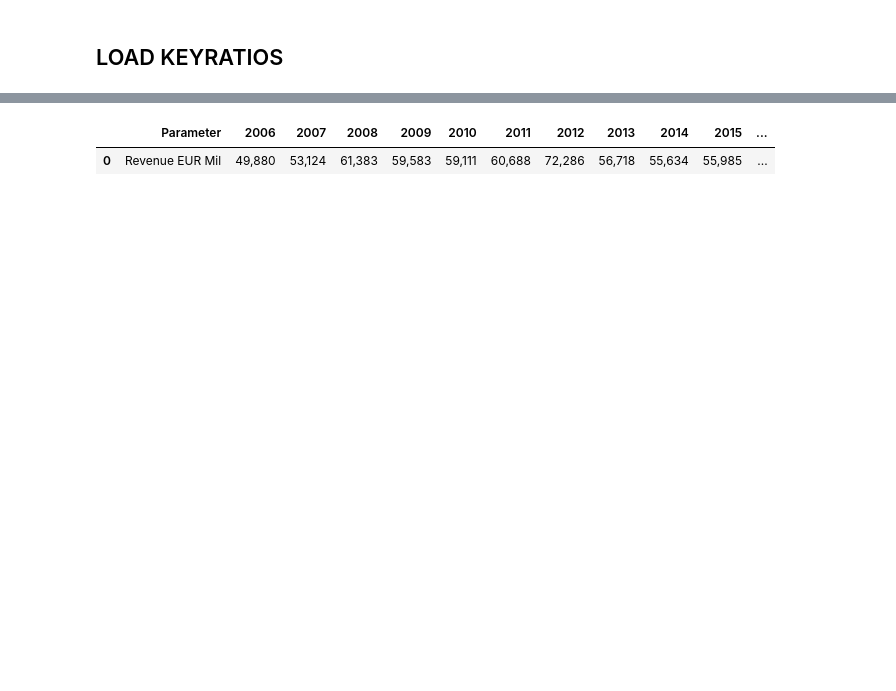
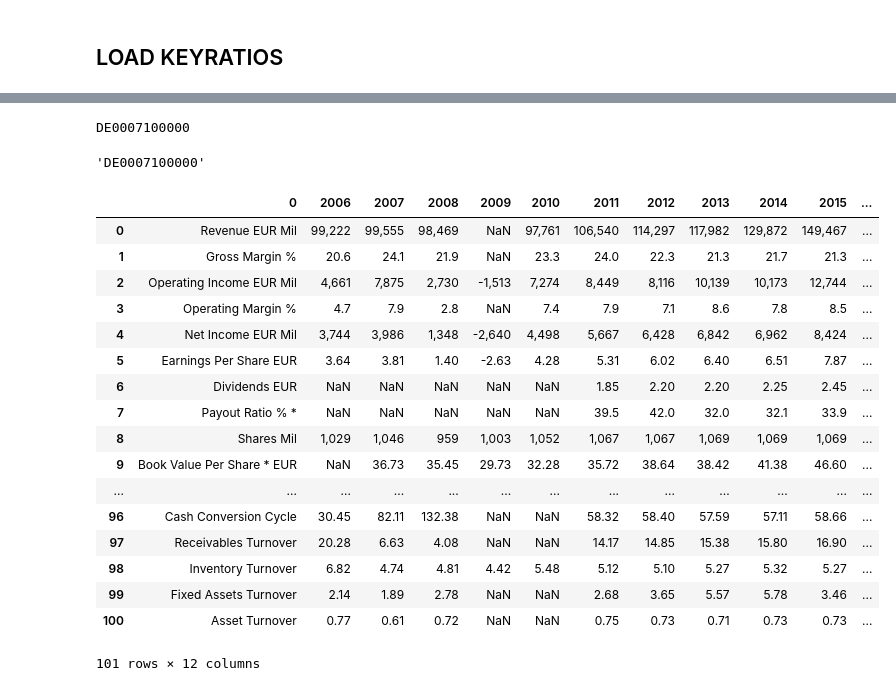
Before and after one commit to phermes/quant, a Jupyter notebook: sqlstockdb.ipynb, the cells around one changed output, grey strips where cells are left out. Drawn from its saved outputs; the diff is of its cells as text; code cells hidden in the pictures; blank space fills up the shorter version.

```diff
--- a/sqlstockdb.ipynb
+++ b/sqlstockdb.ipynb
@@ -364,0 +560,3 @@ tupels = b.return_balance_with_categories(2013,silent=True,show_sql=True)
+# %%
+for j in MUV2.balance_entries:
+    print j
@@ -365,2 +580,23 @@ tupels = b.return_balance_with_categories(2013,silent=True,show_sql=True)
 # %% [markdown]
 ## Populate SQL Database with Balance Data
+# %%
+conn = sq.connect('database/stockDB.db')
+c    = conn.cursor()
+
+c.execute('''CREATE TABLE categories
+    (
+    catlabel    TEXT PRIMARY KEY,
+    category    TEXT NOT NULL,
+    subcategory TEXT NOT NULL,
+    entry       TEXT NOT NULL
+    );''')
+
+
+tupels = []
+for index, row in categories.iterrows():
+    tupels.append((row['catlabel'], row['category'], row['subcategory'], row['entry']))
+
+c.executemany('INSERT INTO categories VALUES (?,?,?,?)', tupels)
+
+conn.commit()
+conn.close()
@@ -411,9 +692,0 @@ Index([u'Unnamed: 0', u'2006-12', u'2007-12', u'2008-12', u'2009-12',
-# %%
-newcols = []
-for i in df.columns:
-    if 'Unnamed' in i:
-        newcols.append('Parameter')
-    elif i=='TTM':
-        newcols.append(2016)
-    else:
-        newcols.append(int(i.split('-')[0]))
@@ -434,5 +692,0 @@ df[0:4]
-# %%
-df[df.Parameter=='Revenue EUR Mil']
-# %% [output]
-|  | Parameter | 2006 | 2007 | 2008 | 2009 | 2010 | 2011 | 2012 | 2013 | 2014 | 2015 | ... |
-| 0 | Revenue EUR Mil | 49,880 | 53,124 | 61,383 | 59,583 | 59,111 | 60,688 | 72,286 | 56,718 | 55,634 | 55,985 | ... |
@@ -438,0 +738,35 @@ df[df.Parameter=='Revenue EUR Mil']
+# %%
+for j in df[df.Mnemonic=='DAI'].ISIN:
+    print j
+# %% [output]
+DE0007100000
+# %%
+df[df.Mnemonic=='DAI'].ISIN.values[0]
+# %% [output]
+'DE0007100000'
+# %%
+try:
+    s = keyratios('DAI',directory='ms_keyratios/',isin='DE0007100000')
+except IOError:
+    pass
+# %%
+s.keyr
+# %% [output]
+|  | 0 | 2006 | 2007 | 2008 | 2009 | 2010 | 2011 | 2012 | 2013 | 2014 | 2015 | ... |
+| 0 | Revenue EUR Mil | 99,222 | 99,555 | 98,469 | NaN | 97,761 | 106,540 | 114,297 | 117,982 | 129,872 | 149,467 | ... |
+| 1 | Gross Margin % | 20.6 | 24.1 | 21.9 | NaN | 23.3 | 24.0 | 22.3 | 21.3 | 21.7 | 21.3 | ... |
+| 2 | Operating Income EUR Mil | 4,661 | 7,875 | 2,730 | -1,513 | 7,274 | 8,449 | 8,116 | 10,139 | 10,173 | 12,744 | ... |
+| 3 | Operating Margin % | 4.7 | 7.9 | 2.8 | NaN | 7.4 | 7.9 | 7.1 | 8.6 | 7.8 | 8.5 | ... |
+| 4 | Net Income EUR Mil | 3,744 | 3,986 | 1,348 | -2,640 | 4,498 | 5,667 | 6,428 | 6,842 | 6,962 | 8,424 | ... |
+| 5 | Earnings Per Share EUR | 3.64 | 3.81 | 1.40 | -2.63 | 4.28 | 5.31 | 6.02 | 6.40 | 6.51 | 7.87 | ... |
+| 6 | Dividends EUR | NaN | NaN | NaN | NaN | NaN | 1.85 | 2.20 | 2.20 | 2.25 | 2.45 | ... |
+| 7 | Payout Ratio % * | NaN | NaN | NaN | NaN | NaN | 39.5 | 42.0 | 32.0 | 32.1 | 33.9 | ... |
+| 8 | Shares Mil | 1,029 | 1,046 | 959 | 1,003 | 1,052 | 1,067 | 1,067 | 1,069 | 1,069 | 1,069 | ... |
+| 9 | Book Value Per Share * EUR | NaN | 36.73 | 35.45 | 29.73 | 32.28 | 35.72 | 38.64 | 38.42 | 41.38 | 46.60 | ... |
+| ... | ... | ... | ... | ... | ... | ... | ... | ... | ... | ... | ... | ... |
+| 96 | Cash Conversion Cycle | 30.45 | 82.11 | 132.38 | NaN | NaN | 58.32 | 58.40 | 57.59 | 57.11 | 58.66 | ... |
+| 97 | Receivables Turnover | 20.28 | 6.63 | 4.08 | NaN | NaN | 14.17 | 14.85 | 15.38 | 15.80 | 16.90 | ... |
+| 98 | Inventory Turnover | 6.82 | 4.74 | 4.81 | 4.42 | 5.48 | 5.12 | 5.10 | 5.27 | 5.32 | 5.27 | ... |
+| 99 | Fixed Assets Turnover | 2.14 | 1.89 | 2.78 | NaN | NaN | 2.68 | 3.65 | 5.57 | 5.78 | 3.46 | ... |
+| 100 | Asset Turnover | 0.77 | 0.61 | 0.72 | NaN | NaN | 0.75 | 0.73 | 0.71 | 0.73 | 0.73 | ... |
+101 rows × 12 columns
```
Also changed, not shown: parts of 37 cells of this notebook, 10 other files.
